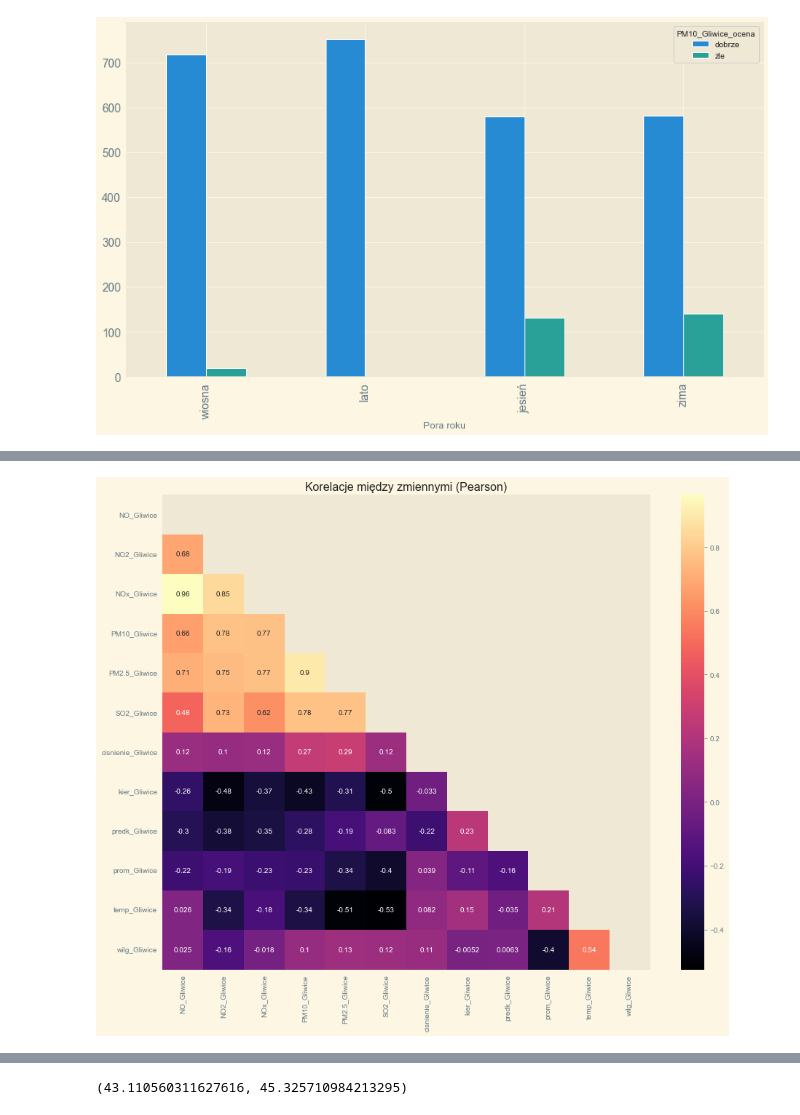
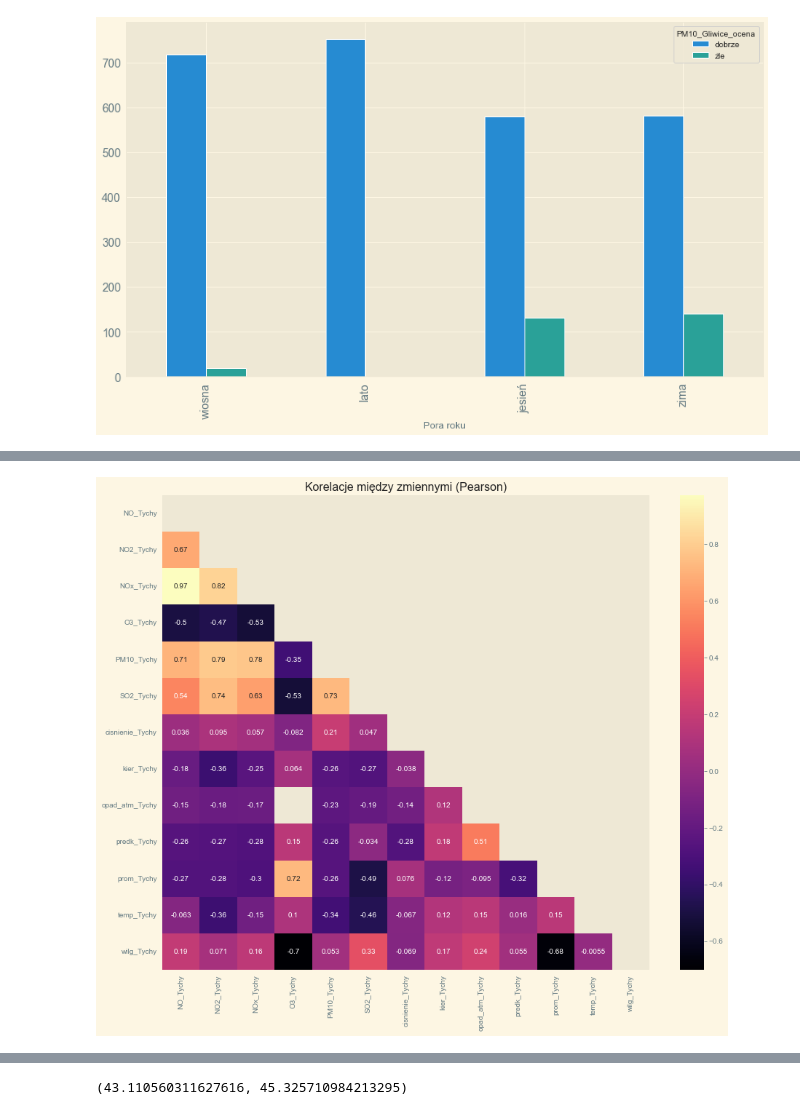
Before and after one commit to panierka/AirQualityComparativeAnalysis, a Jupyter notebook: main.ipynb, the cells around one changed output, grey strips where cells are left out. Cells and saved outputs as stored; diff of their text form; code cells hidden in the pictures.

```diff
--- a/main.ipynb
+++ b/main.ipynb
@@ -277,6 +279,8 @@ def show_histogram(variable: pd.Series):
     plt.show()
     fig, ax = plt.subplots(figsize=(12, 8))
     sm.qqplot(variable, line='45', ax=ax,fit=True)
+    plt.xlabel('Teoretyczne kwantyle')
+    plt.ylabel('Kwantyle próby')
     ax.text(0.75, 0.975, f'SW-W={round(s, 4)}; p={round(p, 4)}', transform=ax.transAxes, fontsize=14,
             verticalalignment='top', bbox=props)
     plt.show()
@@ -402,5 +406,5 @@ def show_corr(data, method):
     plt.title(f'Korelacje między zmiennymi ({method})', fontsize=16)
     plt.show()
 # %%
-show_corr(df[cols_gliwice], 'Pearson')
+show_corr(df[cols_tychy], 'Pearson')
 # %% [output]
@@ -420,2 +425,2 @@ show_corr(df[cols_gliwice], 'Pearson')
-[figure, old version]
+[figure, new version]
 # %%
```
Also changed, not shown: parts of 31 cells of this notebook, 1 other file.
